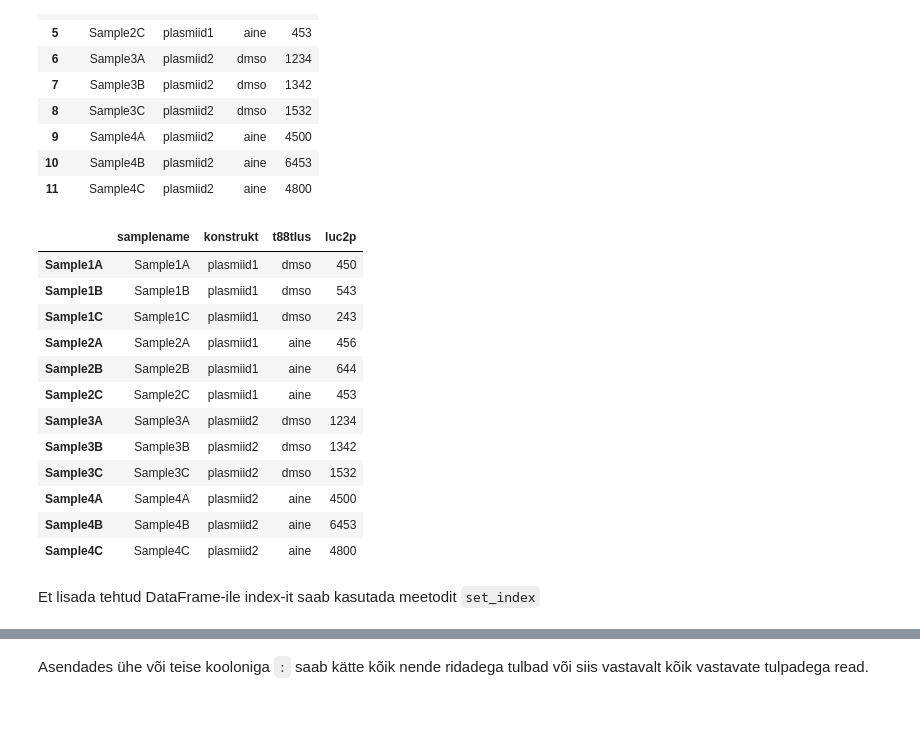
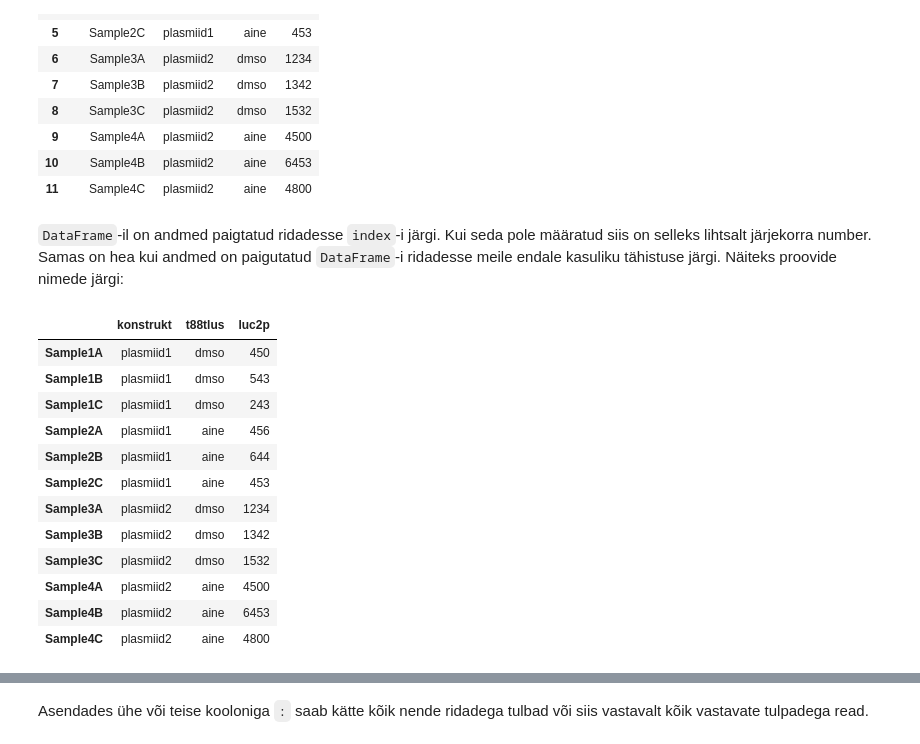
Before and after one commit to kjaanson/jupyter-workshop-ttu, a Jupyter notebook: 02-pandas-introduction.ipynb, the cells around one changed output, grey strips where cells are left out. Cells and saved outputs as stored; diff of their text form; code cells hidden in the pictures; blank space fills up the shorter version.

```diff
--- a/02-pandas-introduction.ipynb
+++ b/02-pandas-introduction.ipynb
@@ -69,24 +75,24 @@ df_columns
 | 9 | Sample4A | plasmiid2 | aine | 4500 |
 | 10 | Sample4B | plasmiid2 | aine | 6453 |
 | 11 | Sample4C | plasmiid2 | aine | 4800 |
+# %% [markdown]
+`DataFrame`-il on andmed paigtatud ridadesse `index`-i järgi. Kui seda pole määratud siis on selleks lihtsalt järjekorra number. Samas on hea kui andmed on paigutatud `DataFrame`-i ridadesse meile endale kasuliku tähistuse järgi. Näiteks proovide nimede järgi:
 # %%
-df_withindex = pd.DataFrame(test_dict,
-                  columns = ['samplename','konstrukt','t88tlus','luc2p'],
+df = pd.DataFrame(test_dict,
+                  columns = ['konstrukt','t88tlus','luc2p'],
                   index = test_dict['samplename'])
-df_withindex
+df
 # %% [output]
-|  | samplename | konstrukt | t88tlus | luc2p |
-| Sample1A | Sample1A | plasmiid1 | dmso | 450 |
-| Sample1B | Sample1B | plasmiid1 | dmso | 543 |
-| Sample1C | Sample1C | plasmiid1 | dmso | 243 |
-| Sample2A | Sample2A | plasmiid1 | aine | 456 |
-| Sample2B | Sample2B | plasmiid1 | aine | 644 |
-| Sample2C | Sample2C | plasmiid1 | aine | 453 |
-| Sample3A | Sample3A | plasmiid2 | dmso | 1234 |
-| Sample3B | Sample3B | plasmiid2 | dmso | 1342 |
-| Sample3C | Sample3C | plasmiid2 | dmso | 1532 |
-| Sample4A | Sample4A | plasmiid2 | aine | 4500 |
-| Sample4B | Sample4B | plasmiid2 | aine | 6453 |
-| Sample4C | Sample4C | plasmiid2 | aine | 4800 |
+|  | konstrukt | t88tlus | luc2p |
+| Sample1A | plasmiid1 | dmso | 450 |
+| Sample1B | plasmiid1 | dmso | 543 |
+| Sample1C | plasmiid1 | dmso | 243 |
+| Sample2A | plasmiid1 | aine | 456 |
+| Sample2B | plasmiid1 | aine | 644 |
+| Sample2C | plasmiid1 | aine | 453 |
+| Sample3A | plasmiid2 | dmso | 1234 |
+| Sample3B | plasmiid2 | dmso | 1342 |
+| Sample3C | plasmiid2 | dmso | 1532 |
+| Sample4A | plasmiid2 | aine | 4500 |
+| Sample4B | plasmiid2 | aine | 6453 |
+| Sample4C | plasmiid2 | aine | 4800 |
-# %% [markdown]
-Et lisada tehtud DataFrame-ile index-it saab kasutada meetodit `set_index`
```
Also changed, not shown: parts of 141 cells of this notebook, 3 other files.
